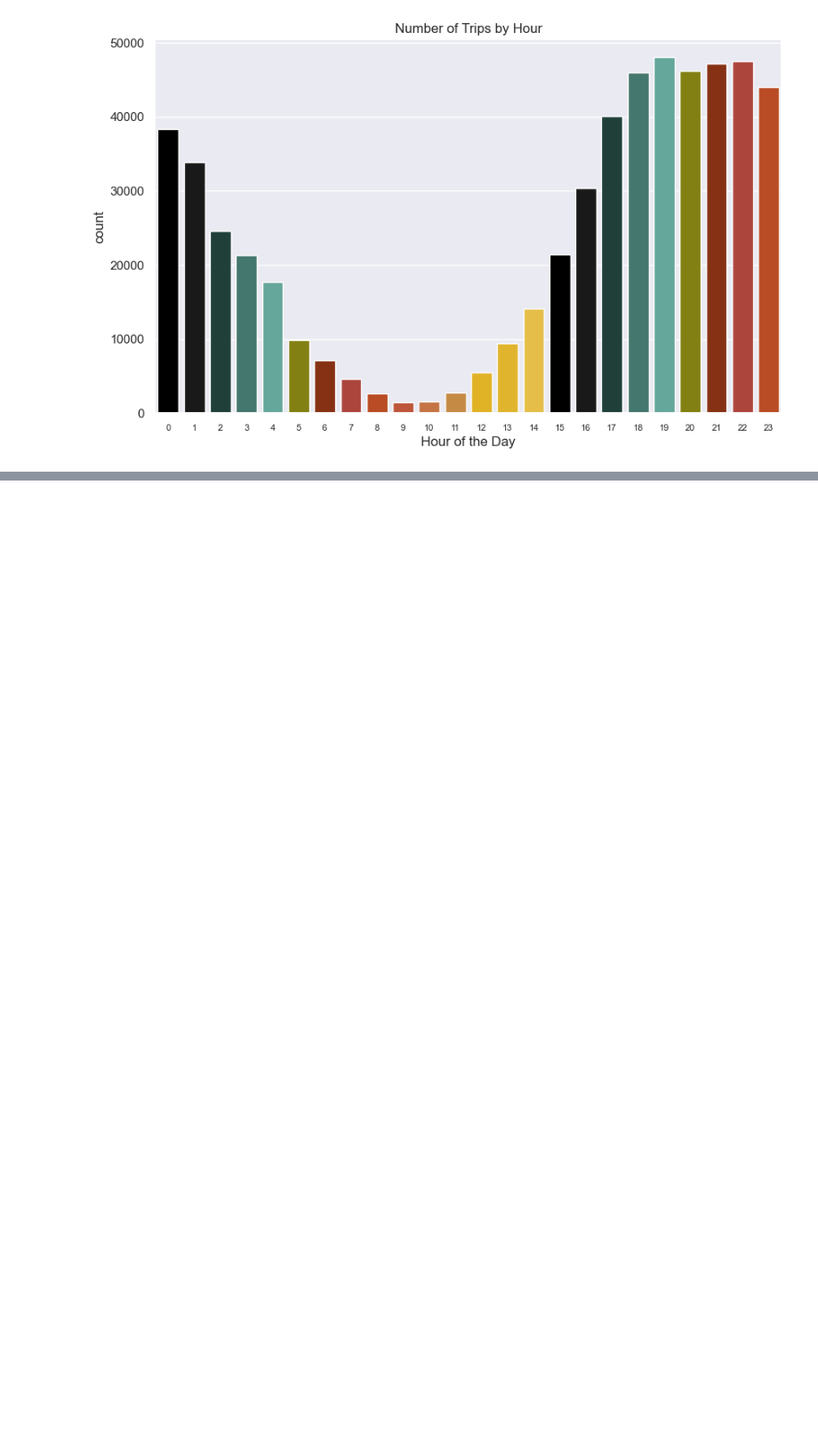
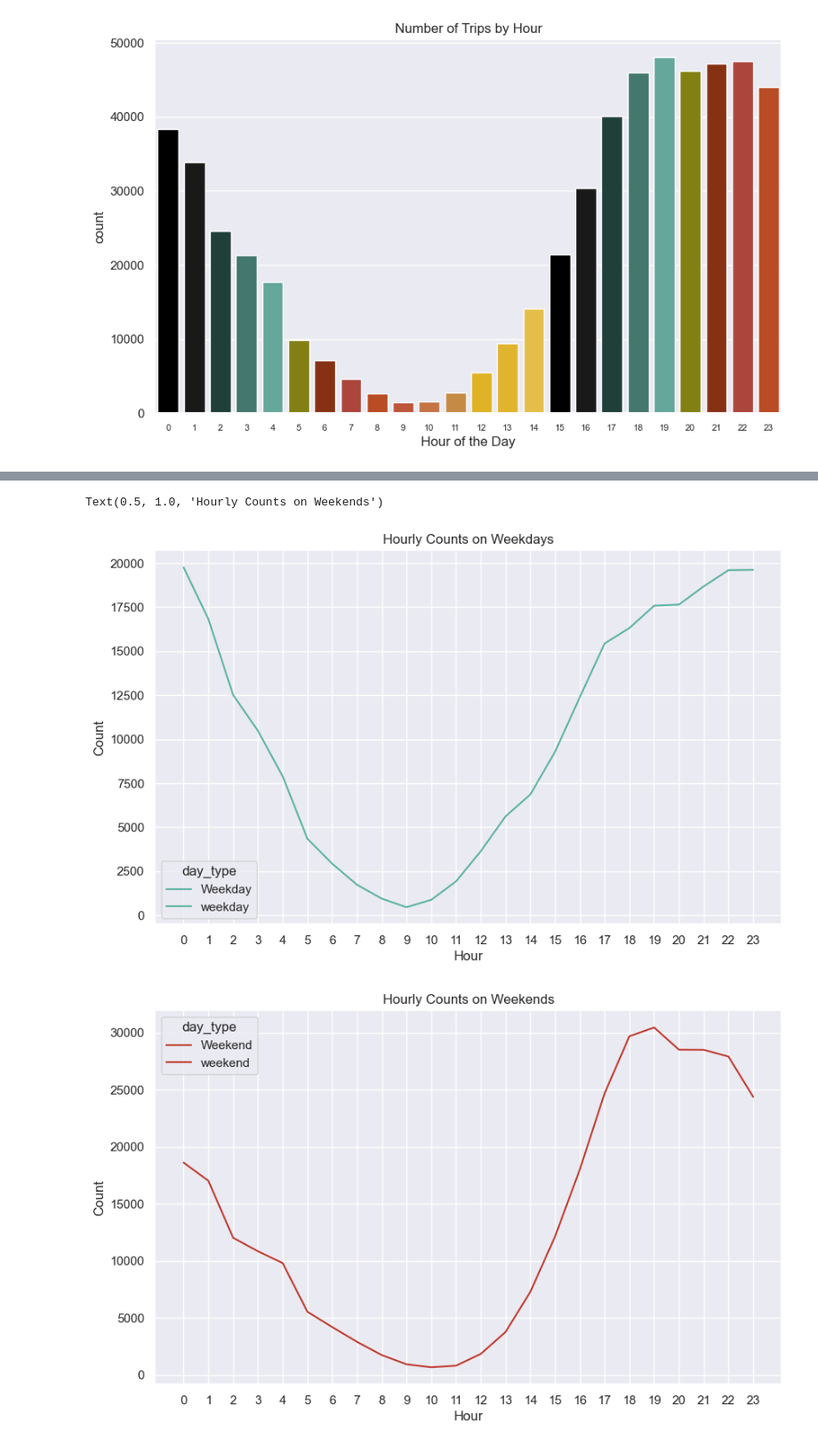
Before and after one commit to NSS-Data-Analytics-Cohort-8/scooter-partner1-yo_dawg_i_heard_you_liked_queries, a Jupyter notebook: notebooks/scooters.ipynb, the cells around one changed output, grey strips where cells are left out. Shown at 89% size. Drawn from its saved outputs; the diff is of its cells as text; code cells hidden in the pictures; blank space fills up the shorter version.

```diff
--- a/notebooks/scooters.ipynb
+++ b/notebooks/scooters.ipynb
@@ -1070,0 +1142,20 @@ plt.show()
+# %%
+# set x-axis ticks for weekday counts plot
+plt.figure(figsize=(10,6))
+sns.lineplot(data=hourly_counts[hourly_counts['day_type'] == 'weekday'], x='hour', y='count', hue='day_type', palette=line_palette, label='Weekday')
+plt.xticks(range(0, 24))
+plt.xlabel('Hour')
+plt.ylabel('Count')
+plt.title('Hourly Counts on Weekdays')
+
+# set x-axis ticks for weekend counts plot
+plt.figure(figsize=(10,6))
+sns.lineplot(data=hourly_counts[hourly_counts['day_type'] == 'weekend'], x='hour', y='count', hue='day_type', palette=line_palette2, label='Weekend')
+plt.xticks(range(0, 24))
+plt.xlabel('Hour')
+plt.ylabel('Count')
+plt.title('Hourly Counts on Weekends')
+# %% [output]
+Text(0.5, 1.0, 'Hourly Counts on Weekends')
+[figure, added]
+[figure, added]
```
Also changed, not shown: parts of 5 cells of this notebook.
